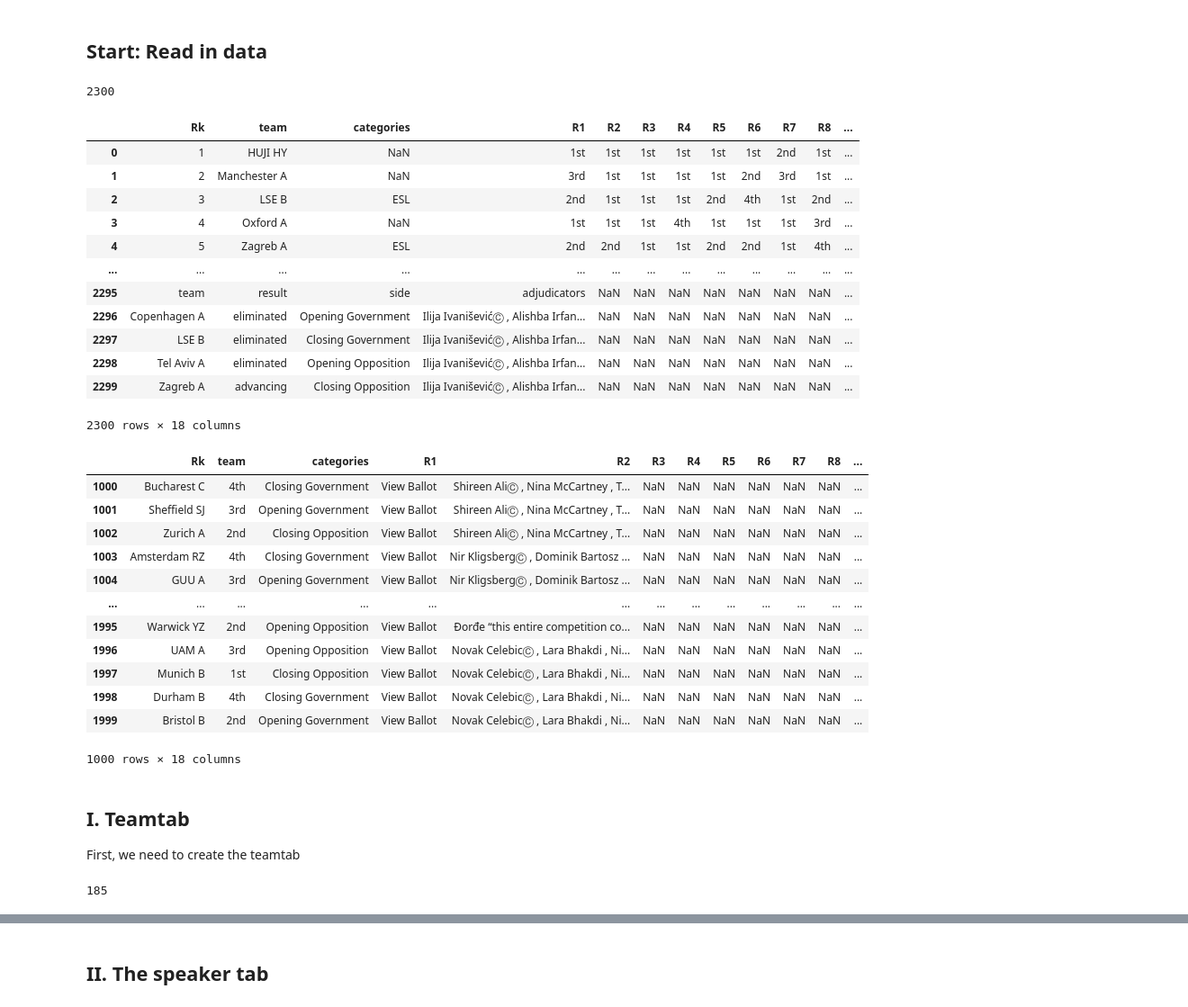
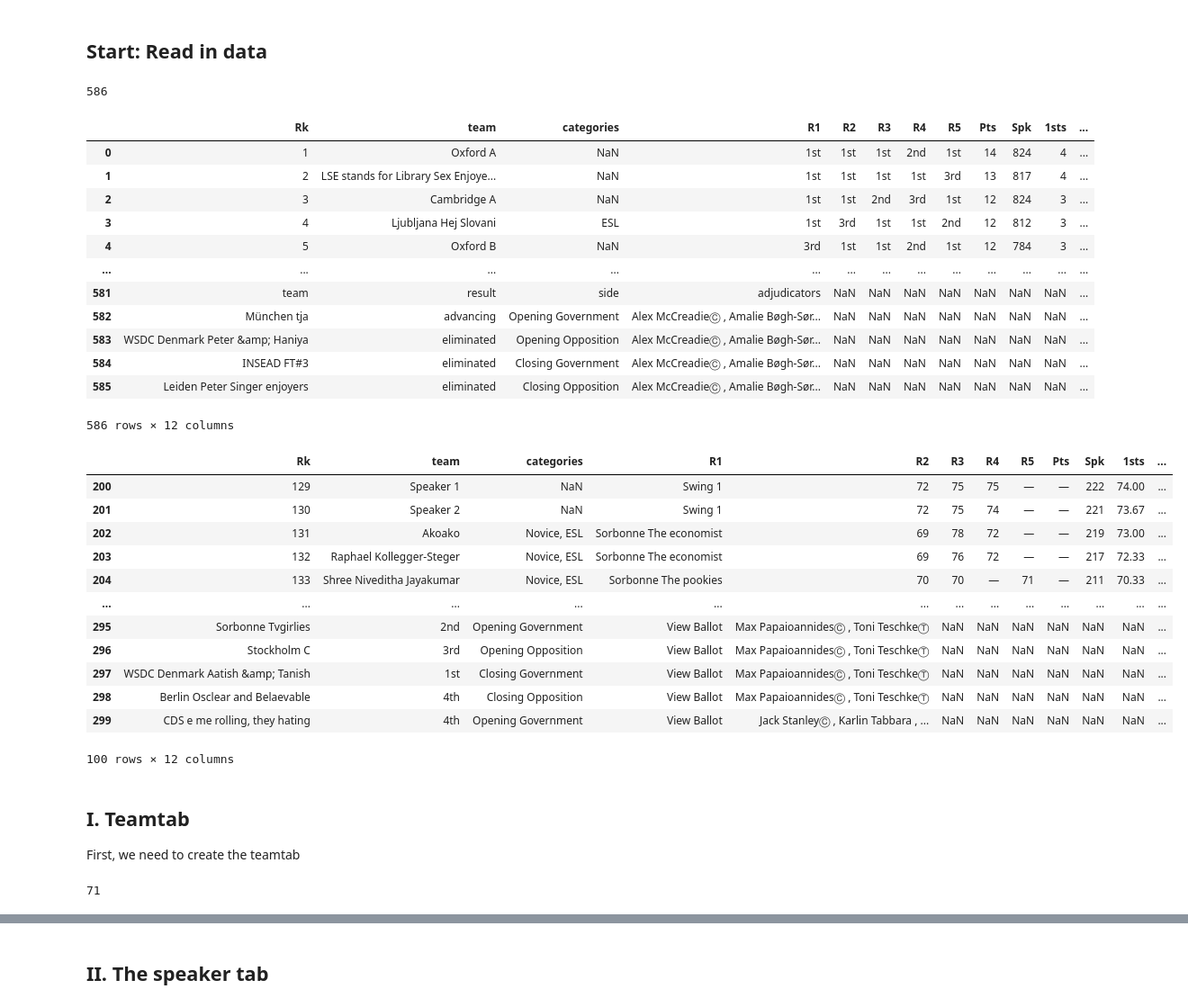
Before and after one commit to melegandras/PyDebate, a Jupyter notebook: Tab2Database.ipynb, the cells around one changed output, grey strips where cells are left out. Shown: that part at 90% size. Saved outputs shown, nothing was run; the diff lists cells and outputs as text; code cells hidden in the pictures.

```diff
--- a/Tab2Database.ipynb
+++ b/Tab2Database.ipynb
@@ -63,41 +67,41 @@ So, for each row of debate results, we are first going to retrieve the speaker s
 # %% [markdown]
 ## Start: Read in data ##
 # %%
-comp_name = 'EUDC2024'
-df = pd.read_csv('EUDC2024tab.txt', delimiter='\t')
+comp_name = 'Copenhagen2025'
+df = pd.read_csv('CopenhagenOpen2025tab.txt', delimiter='\t')
 print(len(df))
 df
 # %% [output]
-2300
+586
-|  | Rk | team | categories | R1 | R2 | R3 | R4 | R5 | R6 | R7 | R8 | ... |
-| 0 | 1 | HUJI HY | NaN | 1st | 1st | 1st | 1st | 1st | 1st | 2nd | 1st | ... |
-| 1 | 2 | Manchester A | NaN | 3rd | 1st | 1st | 1st | 1st | 2nd | 3rd | 1st | ... |
-| 2 | 3 | LSE B | ESL | 2nd | 1st | 1st | 1st | 2nd | 4th | 1st | 2nd | ... |
-| 3 | 4 | Oxford A | NaN | 1st | 1st | 1st | 4th | 1st | 1st | 1st | 3rd | ... |
-| 4 | 5 | Zagreb A | ESL | 2nd | 2nd | 1st | 1st | 2nd | 2nd | 1st | 4th | ... |
+|  | Rk | team | categories | R1 | R2 | R3 | R4 | R5 | Pts | Spk | 1sts | ... |
+| 0 | 1 | Oxford A | NaN | 1st | 1st | 1st | 2nd | 1st | 14 | 824 | 4 | ... |
+| 1 | 2 | LSE stands for Library Sex Enjoye... | NaN | 1st | 1st | 1st | 1st | 3rd | 13 | 817 | 4 | ... |
+| 2 | 3 | Cambridge A | NaN | 1st | 1st | 2nd | 3rd | 1st | 12 | 824 | 3 | ... |
+| 3 | 4 | Ljubljana Hej Slovani | ESL | 1st | 3rd | 1st | 1st | 2nd | 12 | 812 | 3 | ... |
+| 4 | 5 | Oxford B | NaN | 3rd | 1st | 1st | 2nd | 1st | 12 | 784 | 3 | ... |
 | ... | ... | ... | ... | ... | ... | ... | ... | ... | ... | ... | ... | ... |
-| 2295 | team | result | side | adjudicators | NaN | NaN | NaN | NaN | NaN | NaN | NaN | ... |
-| 2296 | Copenhagen A | eliminated | Opening Government | Ilija IvaniševićⒸ , Alishba Irfan... | NaN | NaN | NaN | NaN | NaN | NaN | NaN | ... |
-| 2297 | LSE B | eliminated | Closing Government | Ilija IvaniševićⒸ , Alishba Irfan... | NaN | NaN | NaN | NaN | NaN | NaN | NaN | ... |
-| 2298 | Tel Aviv A | eliminated | Opening Opposition | Ilija IvaniševićⒸ , Alishba Irfan... | NaN | NaN | NaN | NaN | NaN | NaN | NaN | ... |
-| 2299 | Zagreb A | advancing | Closing Opposition | Ilija IvaniševićⒸ , Alishba Irfan... | NaN | NaN | NaN | NaN | NaN | NaN | NaN | ... |
+| 581 | team | result | side | adjudicators | NaN | NaN | NaN | NaN | NaN | NaN | NaN | ... |
+| 582 | München tja | advancing | Opening Government | Alex McCreadieⒸ , Amalie Bøgh-Sør... | NaN | NaN | NaN | NaN | NaN | NaN | NaN | ... |
+| 583 | WSDC Denmark Peter &amp; Haniya | eliminated | Opening Opposition | Alex McCreadieⒸ , Amalie Bøgh-Sør... | NaN | NaN | NaN | NaN | NaN | NaN | NaN | ... |
+| 584 | INSEAD FT#3 | eliminated | Closing Government | Alex McCreadieⒸ , Amalie Bøgh-Sør... | NaN | NaN | NaN | NaN | NaN | NaN | NaN | ... |
+| 585 | Leiden Peter Singer enjoyers | eliminated | Closing Opposition | Alex McCreadieⒸ , Amalie Bøgh-Sør... | NaN | NaN | NaN | NaN | NaN | NaN | NaN | ... |
-2300 rows × 18 columns
+586 rows × 12 columns
 # %%
-df[1000:2000]
+df[200:300]
 # %% [output]
-|  | Rk | team | categories | R1 | R2 | R3 | R4 | R5 | R6 | R7 | R8 | ... |
-| 1000 | Bucharest C | 4th | Closing Government | View Ballot | Shireen AliⒸ , Nina McCartney , T... | NaN | NaN | NaN | NaN | NaN | NaN | ... |
-| 1001 | Sheffield SJ | 3rd | Opening Government | View Ballot | Shireen AliⒸ , Nina McCartney , T... | NaN | NaN | NaN | NaN | NaN | NaN | ... |
-| 1002 | Zurich A | 2nd | Closing Opposition | View Ballot | Shireen AliⒸ , Nina McCartney , T... | NaN | NaN | NaN | NaN | NaN | NaN | ... |
-| 1003 | Amsterdam RZ | 4th | Closing Government | View Ballot | Nir KligsbergⒸ , Dominik Bartosz ... | NaN | NaN | NaN | NaN | NaN | NaN | ... |
-| 1004 | GUU A | 3rd | Opening Government | View Ballot | Nir KligsbergⒸ , Dominik Bartosz ... | NaN | NaN | NaN | NaN | NaN | NaN | ... |
+|  | Rk | team | categories | R1 | R2 | R3 | R4 | R5 | Pts | Spk | 1sts | ... |
+| 200 | 129 | Speaker 1 | NaN | Swing 1 | 72 | 75 | 75 | — | — | 222 | 74.00 | ... |
+| 201 | 130 | Speaker 2 | NaN | Swing 1 | 72 | 75 | 74 | — | — | 221 | 73.67 | ... |
+| 202 | 131 | Akoako | Novice, ESL | Sorbonne The economist | 69 | 78 | 72 | — | — | 219 | 73.00 | ... |
+| 203 | 132 | Raphael Kollegger-Steger | Novice, ESL | Sorbonne The economist | 69 | 76 | 72 | — | — | 217 | 72.33 | ... |
+| 204 | 133 | Shree Niveditha Jayakumar | Novice, ESL | Sorbonne The pookies | 70 | 70 | — | 71 | — | 211 | 70.33 | ... |
 | ... | ... | ... | ... | ... | ... | ... | ... | ... | ... | ... | ... | ... |
-| 1995 | Warwick YZ | 2nd | Opening Opposition | View Ballot | Ðorđe “this entire competition co... | NaN | NaN | NaN | NaN | NaN | NaN | ... |
-| 1996 | UAM A | 3rd | Opening Opposition | View Ballot | Novak CelebicⒸ , Lara Bhakdi , Ni... | NaN | NaN | NaN | NaN | NaN | NaN | ... |
-| 1997 | Munich B | 1st | Closing Opposition | View Ballot | Novak CelebicⒸ , Lara Bhakdi , Ni... | NaN | NaN | NaN | NaN | NaN | NaN | ... |
-| 1998 | Durham B | 4th | Closing Government | View Ballot | Novak CelebicⒸ , Lara Bhakdi , Ni... | NaN | NaN | NaN | NaN | NaN | NaN | ... |
-| 1999 | Bristol B | 2nd | Opening Government | View Ballot | Novak CelebicⒸ , Lara Bhakdi , Ni... | NaN | NaN | NaN | NaN | NaN | NaN | ... |
+| 295 | Sorbonne Tvgirlies | 2nd | Opening Government | View Ballot | Max PapaioannidesⒸ , Toni TeschkeⓉ | NaN | NaN | NaN | NaN | NaN | NaN | ... |
+| 296 | Stockholm C | 3rd | Opening Opposition | View Ballot | Max PapaioannidesⒸ , Toni TeschkeⓉ | NaN | NaN | NaN | NaN | NaN | NaN | ... |
+| 297 | WSDC Denmark Aatish &amp; Tanish | 1st | Closing Government | View Ballot | Max PapaioannidesⒸ , Toni TeschkeⓉ | NaN | NaN | NaN | NaN | NaN | NaN | ... |
+| 298 | Berlin Osclear and Belaevable | 4th | Closing Opposition | View Ballot | Max PapaioannidesⒸ , Toni TeschkeⓉ | NaN | NaN | NaN | NaN | NaN | NaN | ... |
+| 299 | CDS e me rolling, they hating | 4th | Opening Government | View Ballot | Jack StanleyⒸ , Karlin Tabbara , ... | NaN | NaN | NaN | NaN | NaN | NaN | ... |
-1000 rows × 18 columns
+100 rows × 12 columns
 # %% [markdown]
 ## I. Teamtab ##
 First, we need to create the teamtab
@@ -107,7 +111,7 @@ stop_index = df[df['Rk'] == 'Rk'].index[0]
 # %%
 stop_index
 # %% [output]
-185
+71
 # %%
 teamtab = df.iloc[:stop_index]
 teamtab
```
Also changed, not shown: parts of 27 cells of this notebook, 4 other files.
